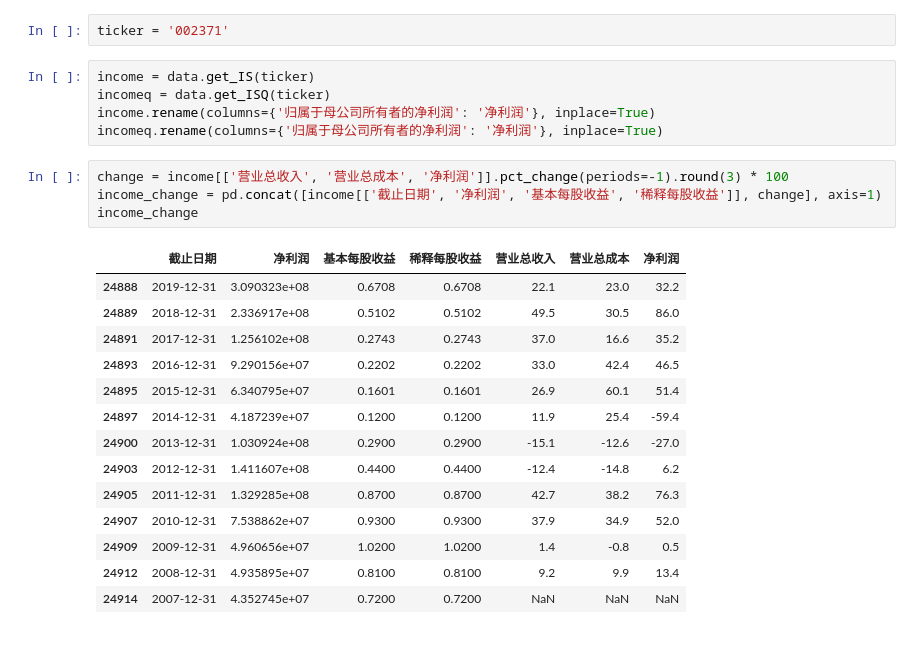
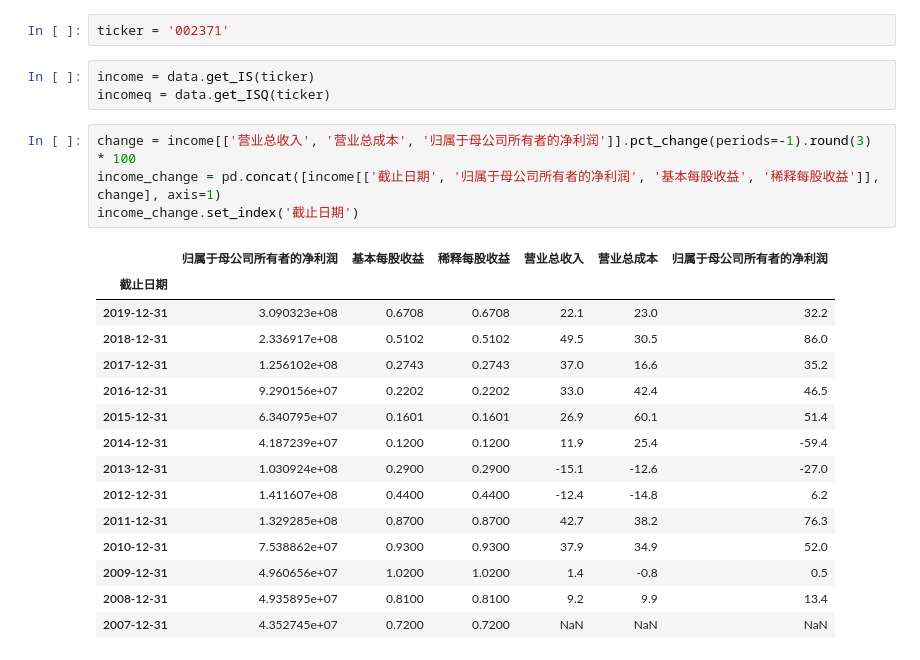
Before and after one commit to zifengyu/stock, a Jupyter notebook: notebook/002371北方华创.ipynb, the cells around one changed output. Cells and saved outputs as stored; diff of their text form.

```diff
--- a/notebook/002371北方华创.ipynb
+++ b/notebook/002371北方华创.ipynb
@@ -14,25 +22,24 @@ ticker = '002371'
 # %%
 income = data.get_IS(ticker)
 incomeq = data.get_ISQ(ticker)
-income.rename(columns={'归属于母公司所有者的净利润': '净利润'}, inplace=True)
-incomeq.rename(columns={'归属于母公司所有者的净利润': '净利润'}, inplace=True)
 # %%
-change = income[['营业总收入', '营业总成本', '净利润']].pct_change(periods=-1).round(3) * 100
-income_change = pd.concat([income[['截止日期', '净利润', '基本每股收益', '稀释每股收益']], change], axis=1)
-income_change
+change = income[['营业总收入', '营业总成本', '归属于母公司所有者的净利润']].pct_change(periods=-1).round(3) * 100
+income_change = pd.concat([income[['截止日期', '归属于母公司所有者的净利润', '基本每股收益', '稀释每股收益']], change], axis=1)
+income_change.set_index('截止日期')
 # %% [output]
-|  | 截止日期 | 净利润 | 基本每股收益 | 稀释每股收益 | 营业总收入 | 营业总成本 | 净利润 |
-| 24888 | 2019-12-31 | 3.090323e+08 | 0.6708 | 0.6708 | 22.1 | 23.0 | 32.2 |
-| 24889 | 2018-12-31 | 2.336917e+08 | 0.5102 | 0.5102 | 49.5 | 30.5 | 86.0 |
-| 24891 | 2017-12-31 | 1.256102e+08 | 0.2743 | 0.2743 | 37.0 | 16.6 | 35.2 |
-| 24893 | 2016-12-31 | 9.290156e+07 | 0.2202 | 0.2202 | 33.0 | 42.4 | 46.5 |
-| 24895 | 2015-12-31 | 6.340795e+07 | 0.1601 | 0.1601 | 26.9 | 60.1 | 51.4 |
-| 24897 | 2014-12-31 | 4.187239e+07 | 0.1200 | 0.1200 | 11.9 | 25.4 | -59.4 |
-| 24900 | 2013-12-31 | 1.030924e+08 | 0.2900 | 0.2900 | -15.1 | -12.6 | -27.0 |
-| 24903 | 2012-12-31 | 1.411607e+08 | 0.4400 | 0.4400 | -12.4 | -14.8 | 6.2 |
-| 24905 | 2011-12-31 | 1.329285e+08 | 0.8700 | 0.8700 | 42.7 | 38.2 | 76.3 |
-| 24907 | 2010-12-31 | 7.538862e+07 | 0.9300 | 0.9300 | 37.9 | 34.9 | 52.0 |
-| 24909 | 2009-12-31 | 4.960656e+07 | 1.0200 | 1.0200 | 1.4 | -0.8 | 0.5 |
-| 24912 | 2008-12-31 | 4.935895e+07 | 0.8100 | 0.8100 | 9.2 | 9.9 | 13.4 |
-| 24914 | 2007-12-31 | 4.352745e+07 | 0.7200 | 0.7200 | NaN | NaN | NaN |
+|  | 归属于母公司所有者的净利润 | 基本每股收益 | 稀释每股收益 | 营业总收入 | 营业总成本 | 归属于母公司所有者的净利润 |
+| 截止日期 |  |  |  |  |  |  |
+| 2019-12-31 | 3.090323e+08 | 0.6708 | 0.6708 | 22.1 | 23.0 | 32.2 |
+| 2018-12-31 | 2.336917e+08 | 0.5102 | 0.5102 | 49.5 | 30.5 | 86.0 |
+| 2017-12-31 | 1.256102e+08 | 0.2743 | 0.2743 | 37.0 | 16.6 | 35.2 |
+| 2016-12-31 | 9.290156e+07 | 0.2202 | 0.2202 | 33.0 | 42.4 | 46.5 |
+| 2015-12-31 | 6.340795e+07 | 0.1601 | 0.1601 | 26.9 | 60.1 | 51.4 |
+| 2014-12-31 | 4.187239e+07 | 0.1200 | 0.1200 | 11.9 | 25.4 | -59.4 |
+| 2013-12-31 | 1.030924e+08 | 0.2900 | 0.2900 | -15.1 | -12.6 | -27.0 |
+| 2012-12-31 | 1.411607e+08 | 0.4400 | 0.4400 | -12.4 | -14.8 | 6.2 |
+| 2011-12-31 | 1.329285e+08 | 0.8700 | 0.8700 | 42.7 | 38.2 | 76.3 |
+| 2010-12-31 | 7.538862e+07 | 0.9300 | 0.9300 | 37.9 | 34.9 | 52.0 |
+| 2009-12-31 | 4.960656e+07 | 1.0200 | 1.0200 | 1.4 | -0.8 | 0.5 |
+| 2008-12-31 | 4.935895e+07 | 0.8100 | 0.8100 | 9.2 | 9.9 | 13.4 |
+| 2007-12-31 | 4.352745e+07 | 0.7200 | 0.7200 | NaN | NaN | NaN |
 # %%
```
Also changed, not shown: parts of 7 cells of this notebook, 12 other files.
